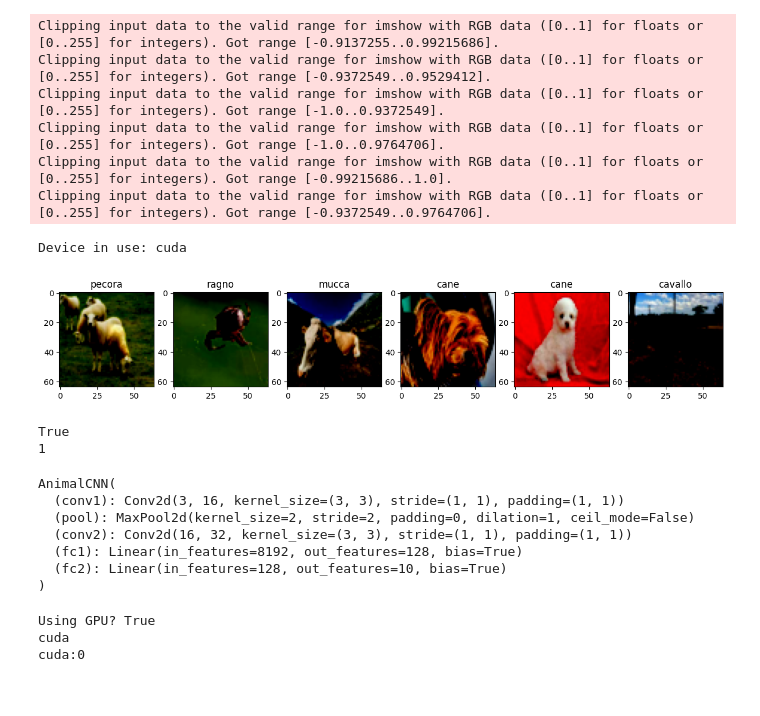
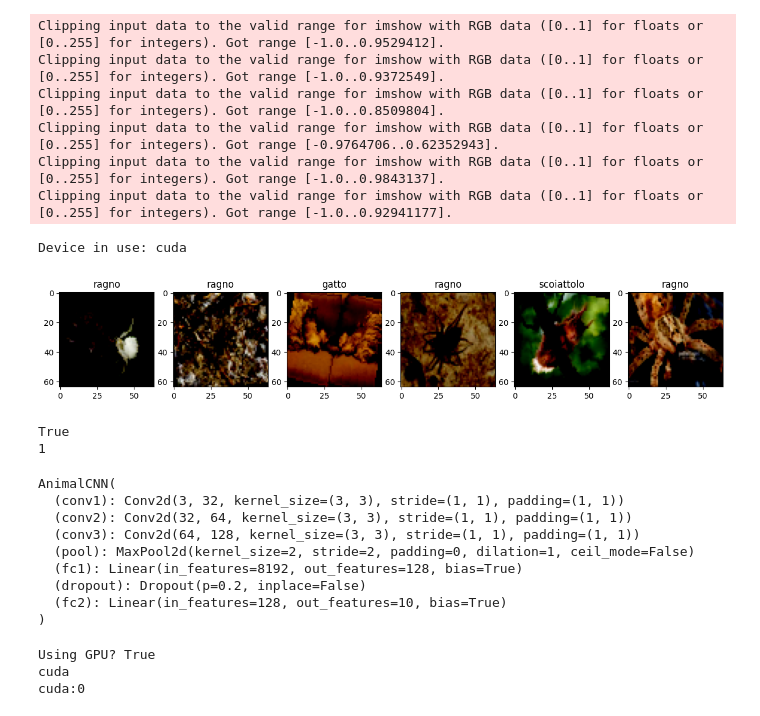
Before and after one commit to luistatera/Group1Project2, a Jupyter notebook: notebooks/step1_data_loading.ipynb, the cells around one changed output. Cells and saved outputs as stored; diff of their text form; code cells hidden in the pictures.

```diff
--- a/notebooks/step1_data_loading.ipynb
+++ b/notebooks/step1_data_loading.ipynb
@@ -32,41 +32,43 @@ data_dir = "../data/animals10"
 
 #transformation --resize images, convert to tensors, normalize
 transform = transforms.Compose([
-    transforms.Resize((64, 64)),        # Resize images to 32 (it was 64 before and it was too big/slow) --22 sec per epoch
+    transforms.Resize((64, 64)),        # Resize images
+    #transforms.RandomHorizontalFlip(),  # flip some images -- Removed because the performance was 67%
+    transforms.RandomRotation(15),      # small angle rotation
     transforms.ToTensor(),              # Convert images to PyTorch tensors
     transforms.Normalize((0.5,),(0.5))  # Normalize pixel values to [-1, 1]
 ])
 
 # Load images from the folder
 train_data = datasets.ImageFolder(root=data_dir, transform=transform)
 
 # split between training and validation data
 train_size = int(0.8 * len(train_data))
 val_size = len(train_data) - train_size
 train_data, val_dataset = torch.utils.data.random_split(train_data, [train_size, val_size])
 
 # data loader
 train_loader = DataLoader(train_data, batch_size=32, shuffle=True) # change batch size to 16, it was too slow -- 22 sec per epoch
 val_loader = DataLoader(val_dataset, batch_size=32, shuffle=False)
 
 # present few images
 def show_images(dataset, num=6):
     fig, axes = plt.subplots(1, num, figsize=(15, 4))
     for i in range(num):
         img, label = dataset[i]
         axes[i].imshow(img.permute(1, 2, 0))
         axes[i].set_title(train_data.dataset.classes[label])
     plt.show()
 show_images(train_data)
 # %% [output]
-Clipping input data to the valid range for imshow with RGB data ([0..1] for floats or [0..255] for integers). Got range [-0.9137255..0.99215686].
-Clipping input data to the valid range for imshow with RGB data ([0..1] for floats or [0..255] for integers). Got range [-0.9372549..0.9529412].
+Clipping input data to the valid range for imshow with RGB data ([0..1] for floats or [0..255] for integers). Got range [-1.0..0.9529412].
 Clipping input data to the valid range for imshow with RGB data ([0..1] for floats or [0..255] for integers). Got range [-1.0..0.9372549].
-Clipping input data to the valid range for imshow with RGB data ([0..1] for floats or [0..255] for integers). Got range [-1.0..0.9764706].
-Clipping input data to the valid range for imshow with RGB data ([0..1] for floats or [0..255] for integers). Got range [-0.99215686..1.0].
-Clipping input data to the valid range for imshow with RGB data ([0..1] for floats or [0..255] for integers). Got range [-0.9372549..0.9764706].
+Clipping input data to the valid range for imshow with RGB data ([0..1] for floats or [0..255] for integers). Got range [-1.0..0.8509804].
+Clipping input data to the valid range for imshow with RGB data ([0..1] for floats or [0..255] for integers). Got range [-0.9764706..0.62352943].
+Clipping input data to the valid range for imshow with RGB data ([0..1] for floats or [0..255] for integers). Got range [-1.0..0.9843137].
+Clipping input data to the valid range for imshow with RGB data ([0..1] for floats or [0..255] for integers). Got range [-1.0..0.92941177].
 Device in use: cuda
-[figure, old version]
+[figure, new version]
 # %%
 import torch
 print(torch.cuda.is_available())  # Should be True
@@ -76,38 +78,56 @@ print(torch.cuda.device_count())
 True
 1
 # %%
-
+# Define the CNN model
 class AnimalCNN(nn.Module):
     def __init__(self):
         super(AnimalCNN, self).__init__()
-        self.conv1 = nn.Conv2d(3, 16, kernel_size=3, stride=1, padding=1) # input channel 3 (RGB), output 16
-        self.pool = nn.MaxPool2d(kernel_size=2, stride=2) # downsample by 2
-        self.conv2 = nn.Conv2d(16, 32, kernel_size=3, stride=1, padding=1)
-        self.fc1 = nn.Linear(32 * 16 * 16, 128)
-        self.fc2 = nn.Linear(128, 10) # 10 output classees
-        #self.dropout = nn.Dropout(0.5)
+
+        # First convolutional layer
+        self.conv1 = nn.Conv2d(3, 32, kernel_size=3, stride=1, padding=1)  # Input: RGB, Output: 16 feature maps
+
+        # Second convolutional layer
+        self.conv2 = nn.Conv2d(32, 64, kernel_size=3, stride=1, padding=1)
+
+        self.conv3 = nn.Conv2d(64, 128, kernel_size=3, stride=1, padding=1)
+
+        self.pool = nn.MaxPool2d(kernel_size=2, stride=2)
+
+
+        # Fully connected layers
+        self.fc1 = nn.Linear(128 * 8 * 8, 128)  # After pooling twice, image size is 16x16
+        self.dropout = nn.Dropout(0.2)           #It was 0.5 and the accuracy dropped to 60%, I am changing to 0.2 to see if it improves
+        self.fc2 = nn.Linear(128, 10)            # 10 output classes
 
     def forward(self, x):
-        x = self.pool(F.relu(self.conv1(x)))    # Conv1 + ReLU + Pool
-        x = self.pool(F.relu(self.conv2(x)))    # Conv2 + ReLU + Pool
-        x = x.view(-1, 32 * 16 * 16)            # flatten
-        x = F.relu(self.fc1(x))                 # fully connected layer
-        x = self.fc2(x)                     # output layer
+        x = self.pool(nn.ReLU()(self.conv1(x)))   # Conv1 + ReLU + Pool
+        x = self.pool(nn.ReLU()(self.conv2(x)))   # Conv2 + ReLU + Pool
+        x = self.pool(nn.ReLU()(self.conv3(x)))   # Conv2 + ReLU + Pool
+
+        x = x.view(-1, 128 * 8 * 8)
+        x = nn.ReLU()(self.fc1(x))                # FC1 + ReLU
+        x = self.dropout(x)                       # Apply dropout here
+        x = self.fc2(x)                           # Final output layer
         return x
+
 
 # Instantiate the model
 model = AnimalCNN().to(device)
 print(model)
 
 # Define loss function and optimizer
-criterion = nn.CrossEntropyLoss()  # for multi-class classification
-optimizer = optim.Adam(model.parameters(), lr=0.001)  # Adam optimizer
+criterion = nn.CrossEntropyLoss()                       # How bad is my model's prediction?
+
+optimizer = optim.Adam(model.parameters(), lr=0.001)    # Adam optimizer # Accuracy: (0.73 & lr=0.001) - (0.18 & lr=0.01)
+#optimizer = torch.optim.SGD(model.parameters(), lr=0.01, momentum=0.9) # Accuracy: 0.75
 # %% [output]
 AnimalCNN(
-  (conv1): Conv2d(3, 16, kernel_size=(3, 3), stride=(1, 1), padding=(1, 1))
+  (conv1): Conv2d(3, 32, kernel_size=(3, 3), stride=(1, 1), padding=(1, 1))
+  (conv2): Conv2d(32, 64, kernel_size=(3, 3), stride=(1, 1), padding=(1, 1))
+  (conv3): Conv2d(64, 128, kernel_size=(3, 3), stride=(1, 1), padding=(1, 1))
   (pool): MaxPool2d(kernel_size=2, stride=2, padding=0, dilation=1, ceil_mode=False)
-  (conv2): Conv2d(16, 32, kernel_size=(3, 3), stride=(1, 1), padding=(1, 1))
   (fc1): Linear(in_features=8192, out_features=128, bias=True)
+  (dropout): Dropout(p=0.2, inplace=False)
   (fc2): Linear(in_features=128, out_features=10, bias=True)
 )
 # %%
```
Also changed, not shown: parts of 1 cell of this notebook, 2 other files.
